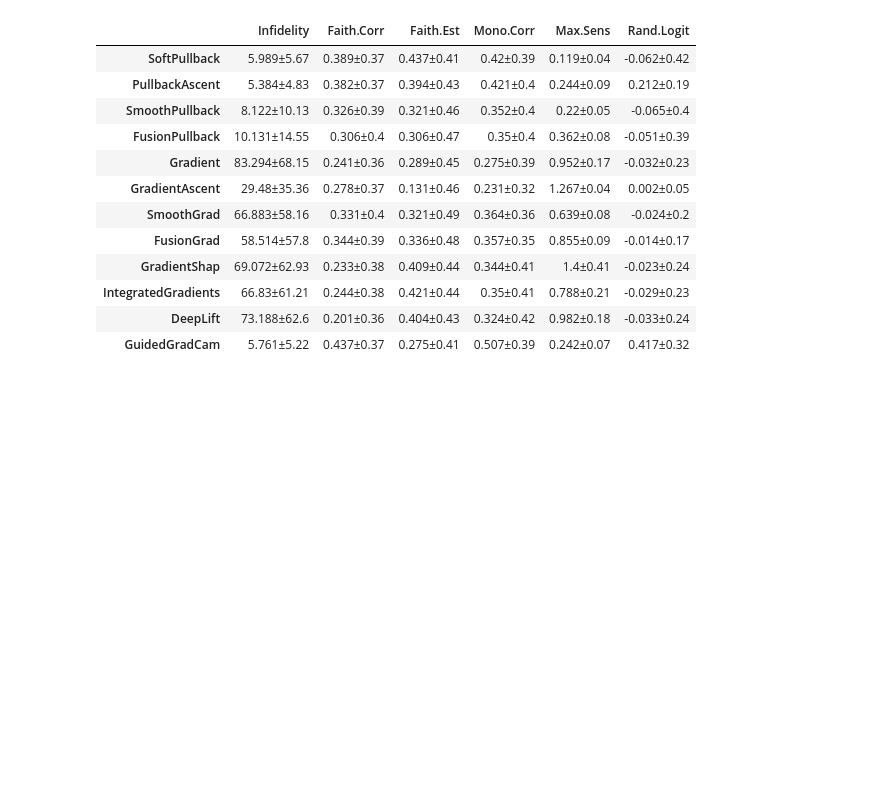
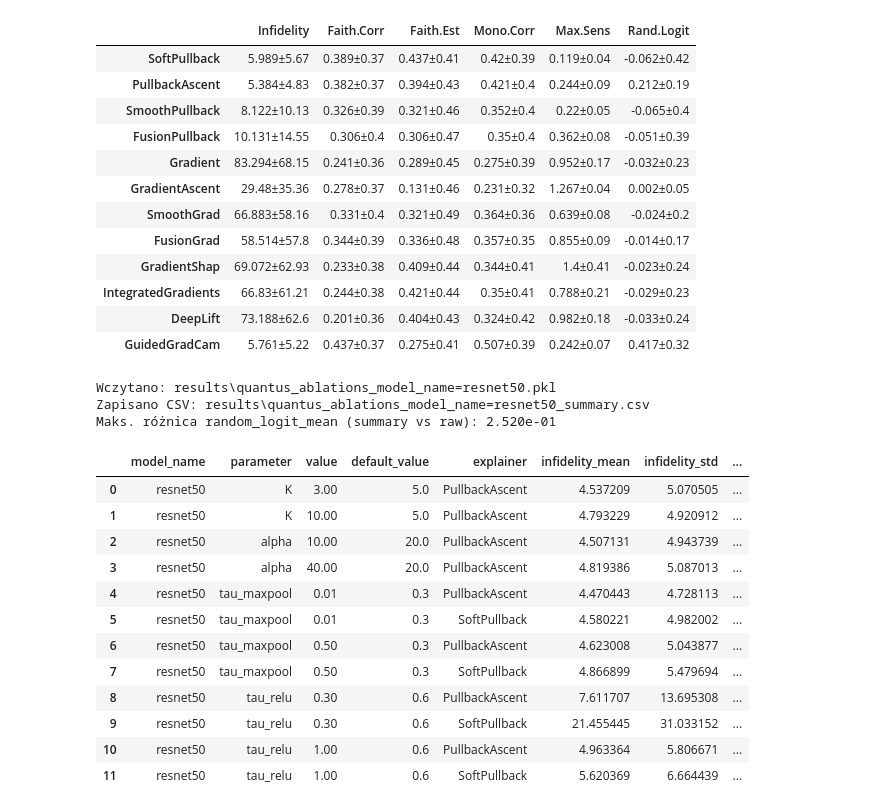
Before and after one commit to 314-Foundation/SemanticPullbacks, a Jupyter notebook: notebooks/verify_results.ipynb, the cells around one changed output. Drawn from its saved outputs; the diff is of its cells as text; code cells hidden in the pictures; blank space fills up the shorter version.

```diff
--- a/notebooks/verify_results.ipynb
+++ b/notebooks/verify_results.ipynb
@@ -122,46 +122,70 @@ num_samples: 1000
 from pathlib import Path
 import numpy as np
 import pandas as pd
 from IPython.display import display
 
 # Plik wyjściowy z evaluate_ablations.py
 pkl_path = Path("results/quantus_ablations_model_name=resnet50.pkl")
 csv_path = pkl_path.with_name(pkl_path.stem + "_summary.csv")
 
 if not pkl_path.exists():
     raise FileNotFoundError(f"Nie znaleziono pliku: {pkl_path}")
 
 df = pd.read_pickle(pkl_path)
 
 meta_cols = ["model_name", "parameter", "value", "default_value", "explainer"]
 metric_cols = [col for col in df.columns if col not in meta_cols]
+group_cols = ["model_name", "parameter", "value", "default_value", "explainer"]
 
-def _to_scalar(value):
+def _as_float_array(value):
+    """Normalize scalar/list/array-like metric values into 1D float array."""
     if isinstance(value, (list, tuple, np.ndarray, pd.Series)):
-        arr = np.asarray(value, dtype=float)
-        return float(np.nanmean(arr)) if arr.size else np.nan
-    return value
+        arr = np.asarray(value, dtype=float).reshape(-1)
+    else:
+        arr = np.asarray([value], dtype=float)
+    return arr[np.isfinite(arr)]
 
-for col in metric_cols:
-    df[col] = df[col].apply(_to_scalar)
+summary_rows = []
+for _, row in df.iterrows():
+    base = {col: row[col] for col in group_cols}
+    for metric in metric_cols:
+        arr = _as_float_array(row[metric])
+        base[f"{metric}_mean"] = float(np.mean(arr)) if arr.size else np.nan
+        base[f"{metric}_std"] = float(np.std(arr, ddof=1)) if arr.size > 1 else np.nan
+        base[f"{metric}_count"] = int(arr.size)
+    summary_rows.append(base)
 
-group_cols = ["model_name", "parameter", "value", "default_value", "explainer"]
 summary = (
-    df.groupby(group_cols, dropna=False)[metric_cols]
-    .agg(["mean", "std", "count"])
-    .reset_index()
+    pd.DataFrame(summary_rows)
     .sort_values(["model_name", "parameter", "value", "explainer"])
     .reset_index(drop=True)
 )
-
-# Spłaszczenie MultiIndex w nazwach kolumn
-summary.columns = [
-    f"{metric}_{stat}" if stat else metric
-    for metric, stat in summary.columns.to_flat_index()
-]
 
 summary.to_csv(csv_path, index=False)
 
 print(f"Wczytano: {pkl_path}")
 print(f"Zapisano CSV: {csv_path}")
+
+# Szybka walidacja: random_logit ze summary powinien zgadzać się z surową średnią listy
+raw_random_logit_means = df["random_logit"].apply(lambda x: float(np.mean(_as_float_array(x))) if _as_float_array(x).size else np.nan)
+max_abs_diff = np.nanmax(np.abs(summary["random_logit_mean"].to_numpy() - raw_random_logit_means.to_numpy()))
+print(f"Maks. różnica random_logit_mean (summary vs raw): {max_abs_diff:.3e}")
+
 display(summary)
+# %% [output]
+Wczytano: results\quantus_ablations_model_name=resnet50.pkl
+Zapisano CSV: results\quantus_ablations_model_name=resnet50_summary.csv
+Maks. różnica random_logit_mean (summary vs raw): 2.520e-01
+|  | model_name | parameter | value | default_value | explainer | infidelity_mean | infidelity_std | ... |
+| 0 | resnet50 | K | 3.00 | 5.0 | PullbackAscent | 4.537209 | 5.070505 | ... |
+| 1 | resnet50 | K | 10.00 | 5.0 | PullbackAscent | 4.793229 | 4.920912 | ... |
+| 2 | resnet50 | alpha | 10.00 | 20.0 | PullbackAscent | 4.507131 | 4.943739 | ... |
+| 3 | resnet50 | alpha | 40.00 | 20.0 | PullbackAscent | 4.819386 | 5.087013 | ... |
+| 4 | resnet50 | tau_maxpool | 0.01 | 0.3 | PullbackAscent | 4.470443 | 4.728113 | ... |
+| 5 | resnet50 | tau_maxpool | 0.01 | 0.3 | SoftPullback | 4.580221 | 4.982002 | ... |
+| 6 | resnet50 | tau_maxpool | 0.50 | 0.3 | PullbackAscent | 4.623008 | 5.043877 | ... |
+| 7 | resnet50 | tau_maxpool | 0.50 | 0.3 | SoftPullback | 4.866899 | 5.479694 | ... |
+| 8 | resnet50 | tau_relu | 0.30 | 0.6 | PullbackAscent | 7.611707 | 13.695308 | ... |
+| 9 | resnet50 | tau_relu | 0.30 | 0.6 | SoftPullback | 21.455445 | 31.033152 | ... |
+| 10 | resnet50 | tau_relu | 1.00 | 0.6 | PullbackAscent | 4.963364 | 5.806671 | ... |
+| 11 | resnet50 | tau_relu | 1.00 | 0.6 | SoftPullback | 5.620369 | 6.664439 | ... |
```
Also changed, not shown: 1 other file.
